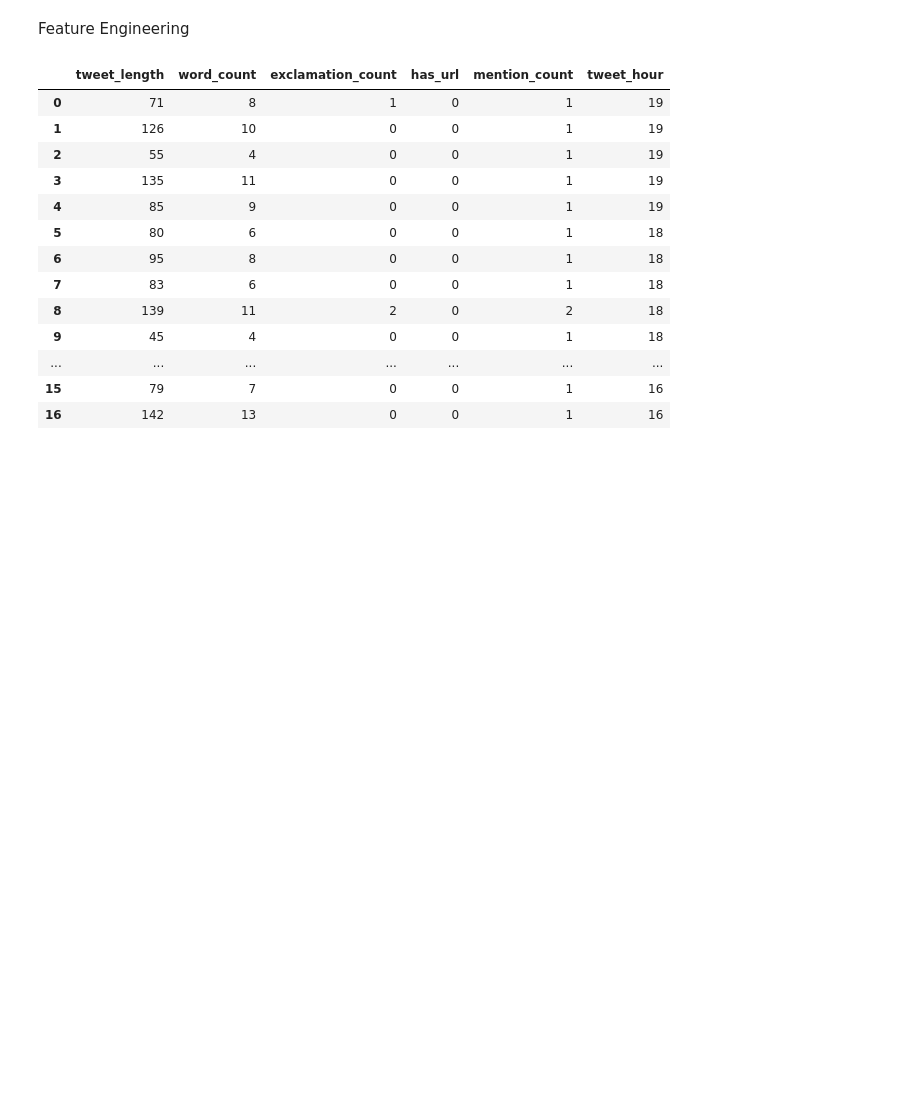
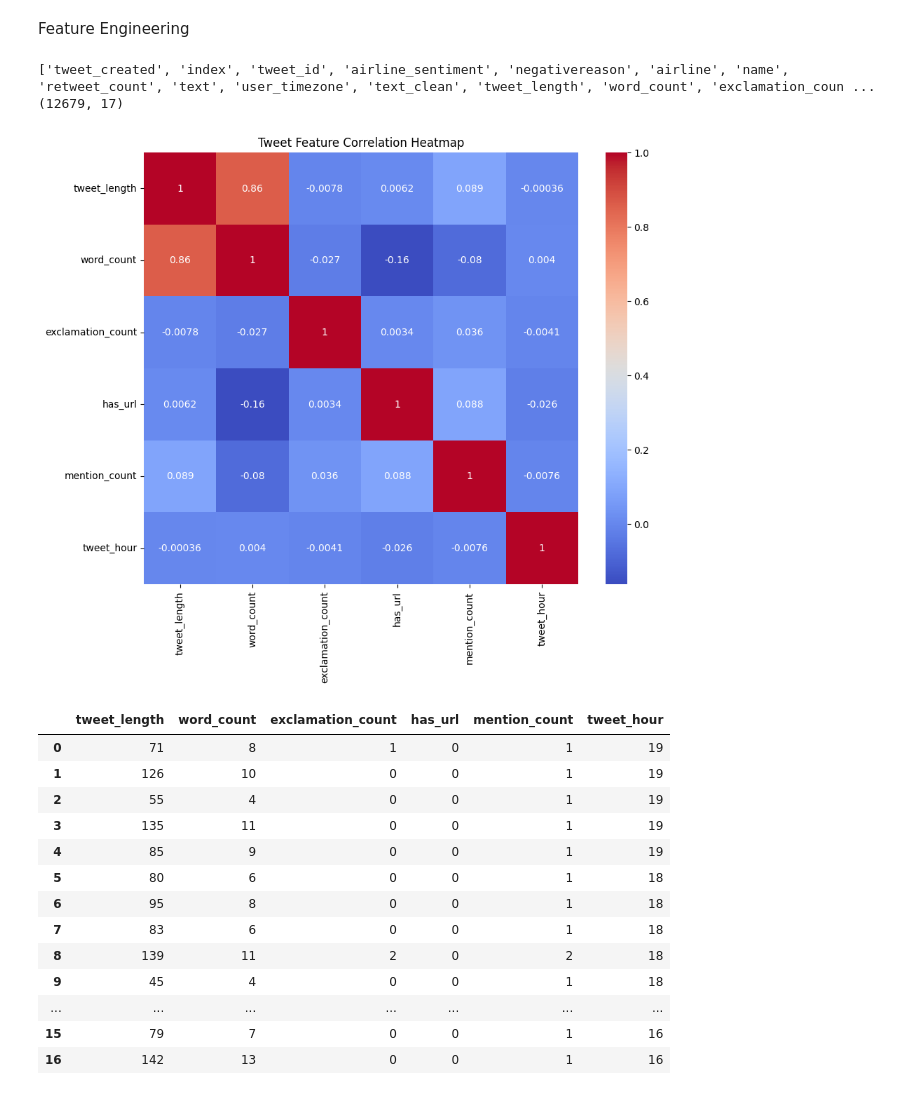
Before and after one commit to PramathRRao/airline-sentiment-analysis, a Jupyter notebook: notebooks/Week1/02_EDA.ipynb, the cells around one changed output. Cells and saved outputs as stored; diff of their text form; code cells hidden in the pictures; blank space fills up the shorter version.

Commit message:
Week 1 EDA: correlation heatmap added

```diff
--- a/notebooks/Week1/02_EDA.ipynb
+++ b/notebooks/Week1/02_EDA.ipynb
@@ -280,6 +282,56 @@ plt.show()
 [figure]
 # %% [markdown]
 Feature Engineering
+# %%
+print(df.columns.tolist())
+print(df.shape)
+# %% [output]
+['tweet_created', 'index', 'tweet_id', 'airline_sentiment', 'negativereason', 'airline', 'name', 'retweet_count', 'text', 'user_timezone', 'text_clean', 'tweet_length', 'word_count', 'exclamation_coun ...
+(12679, 17)
+# %%
+import pandas as pd
+import seaborn as sns
+import matplotlib.pyplot as plt
+import os
+
+# Select only the 6 numerical columns
+cols = [
+    "tweet_length",
+    "word_count",
+    "exclamation_count",
+    "has_url",
+    "mention_count",
+    "tweet_hour"
+]
+
+df_numeric = df[cols]
+
+# Calculate correlation matrix
+corr_matrix = df_numeric.corr()
+
+# Create output folder if it doesn't exist
+os.makedirs("outputs", exist_ok=True)
+
+# Create figure
+plt.figure(figsize=(10, 8))
+
+# Plot heatmap
+sns.heatmap(
+    corr_matrix,
+    annot=True,       # show numbers
+    cmap="coolwarm"   # red = positive, blue = negative
+)
+
+# Add title
+plt.title("Tweet Feature Correlation Heatmap")
+
+# Save figure
+plt.savefig("outputs/tweet_correlation_heatmap.png", bbox_inches="tight")
+
+# Show plot
+plt.show()
+# %% [output]
+[figure, added]
 # %%
 df['tweet_length']= df['text'].str.len()
 df['word_count'] = df['text_clean'].str.split().str.len()
```
Also changed, not shown: parts of 4 cells of this notebook, 2 other files.
